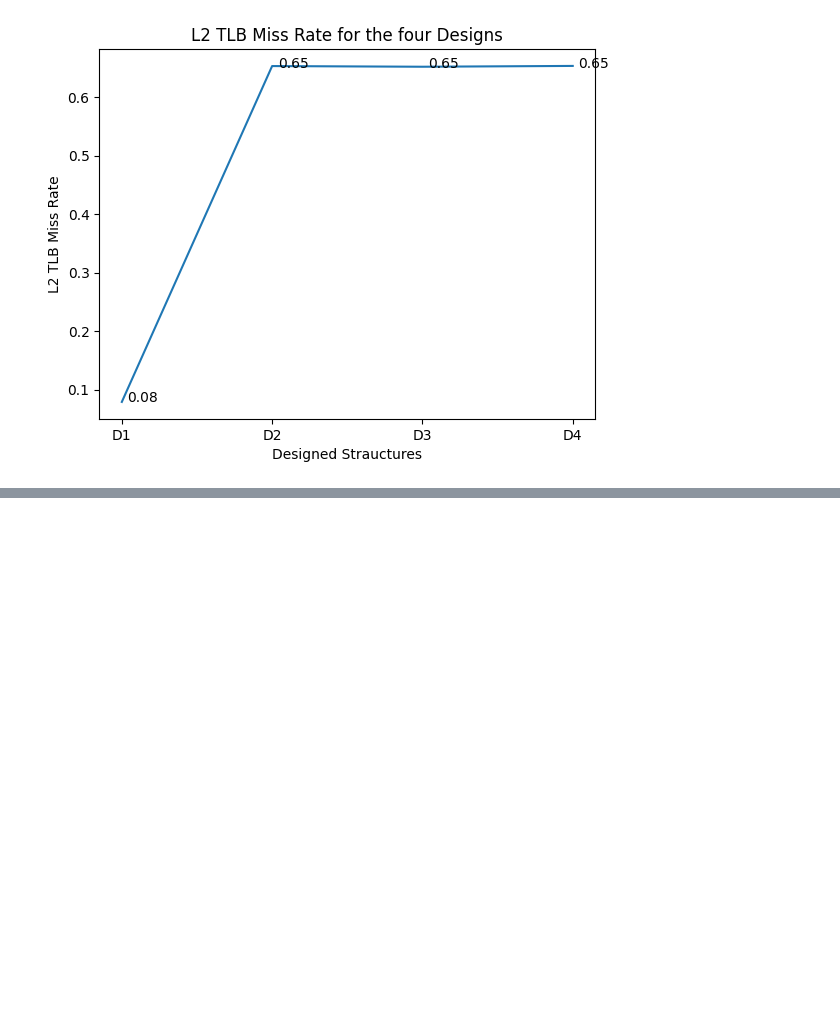
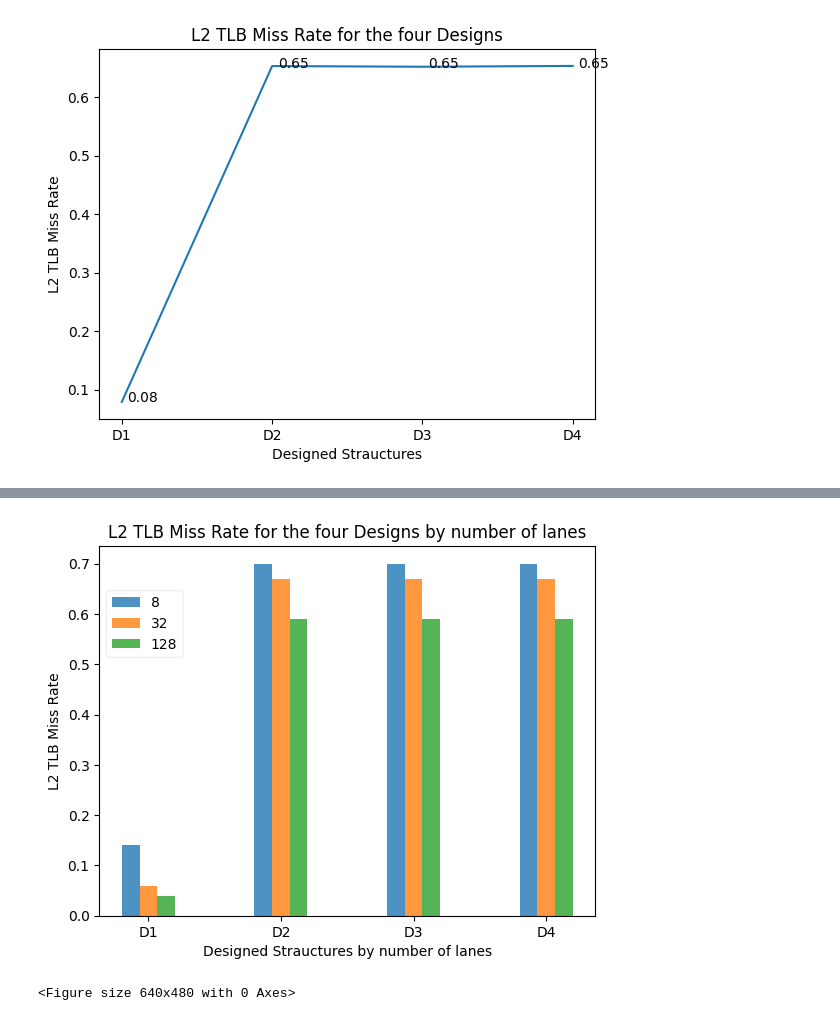
Before and after one commit to hnpl/201C_TLB_Optimizations, a Jupyter notebook: cache_model/plots.ipynb, the cells around one changed output, grey strips where cells are left out. Drawn from its saved outputs; the diff is of its cells as text; code cells hidden in the pictures; blank space fills up the shorter version.

```diff
--- a/cache_model/plots.ipynb
+++ b/cache_model/plots.ipynb
@@ -61,0 +149,26 @@ plt.savefig('figures/L2 TLB Miss Rate.png')
+# %%
+l2_tlb_missrate_by_num_lanes_annotation_T = list(zip(*l2_tlb_missrate_by_num_lanes_annotation))
+l2_tlb_missrate_by_num_lanes_annotation_T = np.array(l2_tlb_missrate_by_num_lanes_annotation_T, dtype=float)
+x = np.linspace(1, 4, num=4, endpoint=False)
+bar_width = 0.1
+multiplier = 0
+x_name = ['D1', 'D2', 'D3', 'D4']
+num_lane_name = ['8', '32', '128']
+
+fig3, ax = plt.subplots()
+for i in range(len(num_lane_name)):
+    bars = ax.bar(x + (i * bar_width), l2_tlb_missrate_by_num_lanes_annotation_T[i], bar_width, alpha=0.8, label=num_lane_name[i])
+
+ax.set_xlabel('Designed Strauctures by number of lanes')
+ax.set_ylabel('L2 TLB Miss Rate')
+ax.set_title('L2 TLB Miss Rate for the four Designs by number of lanes')
+ax.set_xticks(x + (bar_width * (len(num_lane_name) - 1)) / 2)
+ax.set_xticklabels(x_name)
+ax.legend(loc='best', ncol=1, bbox_to_anchor=(0, -0.1, 1, 1), framealpha=0.3)
+
+# plt.tight_layout()
+plt.show()
+plt.savefig('figures/L2 TLB Miss Rate by number of lanes.png')
+# %% [output]
+[figure, added]
+<Figure size 640x480 with 0 Axes>
```
Also changed, not shown: parts of 10 cells of this notebook, 7 other files.
